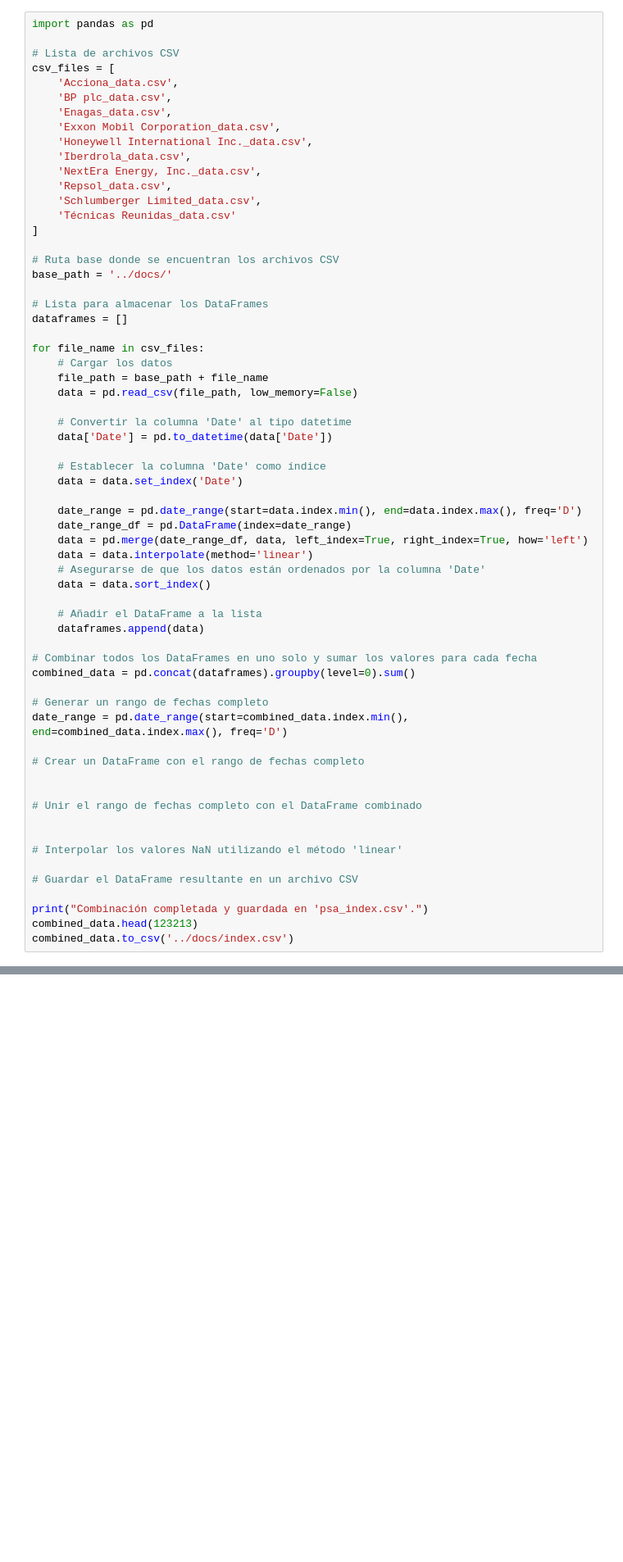
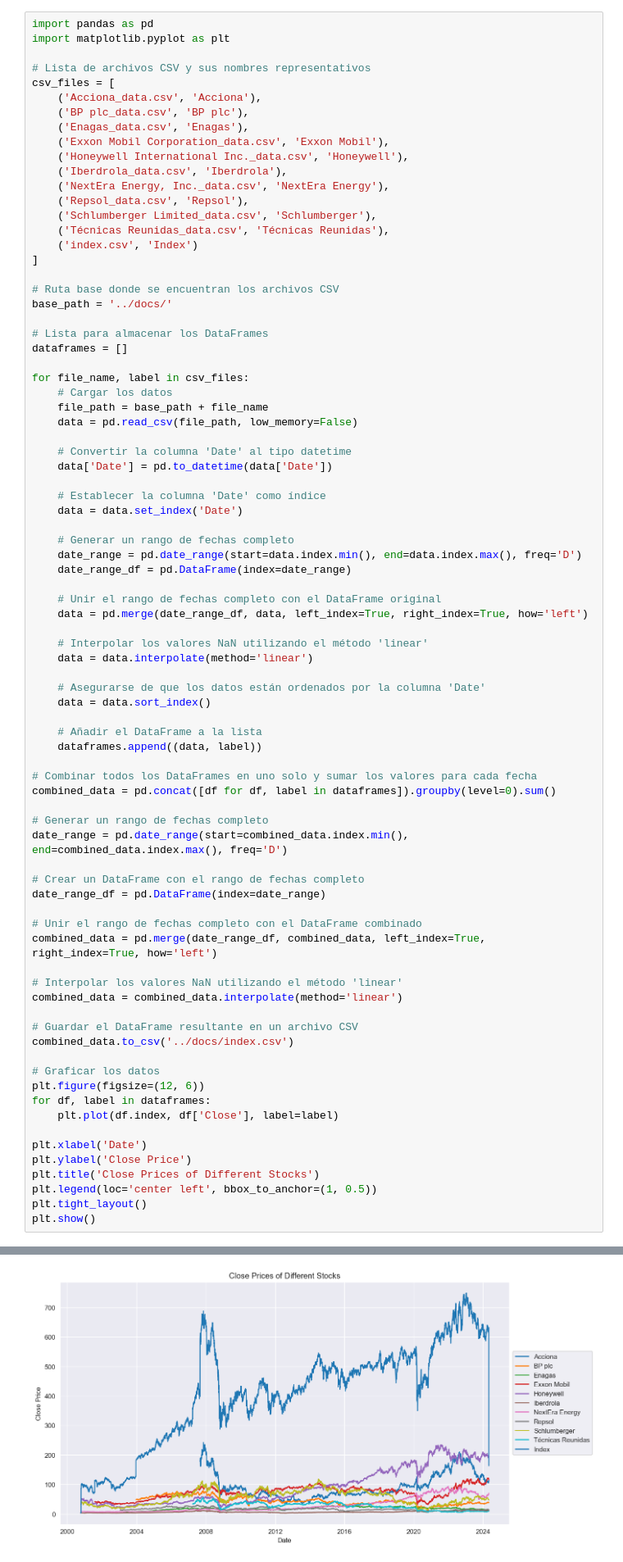
Before and after one commit to sirtxo/-EDA_MiddleEast_Conflicts_Energy, a Jupyter notebook: notebooks/StockAnalysis.ipynb, the cells around one changed output, grey strips where cells are left out. Shown at 82% size. Saved outputs shown, nothing was run; the diff lists cells and outputs as text; blank space fills up the shorter version.

```diff
--- a/notebooks/StockAnalysis.ipynb
+++ b/notebooks/StockAnalysis.ipynb
@@ -8,19 +8,21 @@ import pandas as pd
 plt.rcParams.update({'figure.figsize': (10, 7), 'figure.dpi': 120})
 # %%
 import pandas as pd
+import matplotlib.pyplot as plt
 
-# Lista de archivos CSV
+# Lista de archivos CSV y sus nombres representativos
 csv_files = [
-    'Acciona_data.csv',
-    'BP plc_data.csv',
-    'Enagas_data.csv',
-    'Exxon Mobil Corporation_data.csv',
-    'Honeywell International Inc._data.csv',
-    'Iberdrola_data.csv',
-    'NextEra Energy, Inc._data.csv',
-    'Repsol_data.csv',
-    'Schlumberger Limited_data.csv',
-    'Técnicas Reunidas_data.csv'
+    ('Acciona_data.csv', 'Acciona'),
+    ('BP plc_data.csv', 'BP plc'),
+    ('Enagas_data.csv', 'Enagas'),
+    ('Exxon Mobil Corporation_data.csv', 'Exxon Mobil'),
+    ('Honeywell International Inc._data.csv', 'Honeywell'),
+    ('Iberdrola_data.csv', 'Iberdrola'),
+    ('NextEra Energy, Inc._data.csv', 'NextEra Energy'),
+    ('Repsol_data.csv', 'Repsol'),
+    ('Schlumberger Limited_data.csv', 'Schlumberger'),
+    ('Técnicas Reunidas_data.csv', 'Técnicas Reunidas'),
+    ('index.csv', 'Index')
 ]
 
 # Ruta base donde se encuentran los archivos CSV
@@ -29,7 +31,7 @@ base_path = '../docs/'
 # Lista para almacenar los DataFrames
 dataframes = []
 
-for file_name in csv_files:
+for file_name, label in csv_files:
     # Cargar los datos
     file_path = base_path + file_name
     data = pd.read_csv(file_path, low_memory=False)
@@ -40,33 +42,49 @@ for file_name in csv_files:
     # Establecer la columna 'Date' como índice
     data = data.set_index('Date')
 
+    # Generar un rango de fechas completo
     date_range = pd.date_range(start=data.index.min(), end=data.index.max(), freq='D')
     date_range_df = pd.DataFrame(index=date_range)
+
+    # Unir el rango de fechas completo con el DataFrame original
     data = pd.merge(date_range_df, data, left_index=True, right_index=True, how='left')
+
+    # Interpolar los valores NaN utilizando el método 'linear'
     data = data.interpolate(method='linear')
+
     # Asegurarse de que los datos están ordenados por la columna 'Date'
     data = data.sort_index()
 
     # Añadir el DataFrame a la lista
-    dataframes.append(data)
+    dataframes.append((data, label))
 
 # Combinar todos los DataFrames en uno solo y sumar los valores para cada fecha
-combined_data = pd.concat(dataframes).groupby(level=0).sum()
+combined_data = pd.concat([df for df, label in dataframes]).groupby(level=0).sum()
 
 # Generar un rango de fechas completo
 date_range = pd.date_range(start=combined_data.index.min(), end=combined_data.index.max(), freq='D')
 
 # Crear un DataFrame con el rango de fechas completo
-
+date_range_df = pd.DataFrame(index=date_range)
 
 # Unir el rango de fechas completo con el DataFrame combinado
-
+combined_data = pd.merge(date_range_df, combined_data, left_index=True, right_index=True, how='left')
 
 # Interpolar los valores NaN utilizando el método 'linear'
+combined_data = combined_data.interpolate(method='linear')
 
 # Guardar el DataFrame resultante en un archivo CSV
+combined_data.to_csv('../docs/index.csv')
 
-print("Combinación completada y guardada en 'psa_index.csv'.")
-combined_data.head(123213)
-combined_data.to_csv('../docs/index.csv')
+# Graficar los datos
+plt.figure(figsize=(12, 6))
+for df, label in dataframes:
+    plt.plot(df.index, df['Close'], label=label)
+
+plt.xlabel('Date')
+plt.ylabel('Close Price')
+plt.title('Close Prices of Different Stocks')
+plt.legend(loc='center left', bbox_to_anchor=(1, 0.5))
+plt.tight_layout()
+plt.show()
 # %% [output]
@@ -74,3 +91,4 @@ Combinación completada y guardada en 'psa_index.csv'.
+[figure, added]
 # %%
 import pandas as pd
 import matplotlib.pyplot as plt
```
Also changed, not shown: parts of 1 cell of this notebook, 1 other file.
